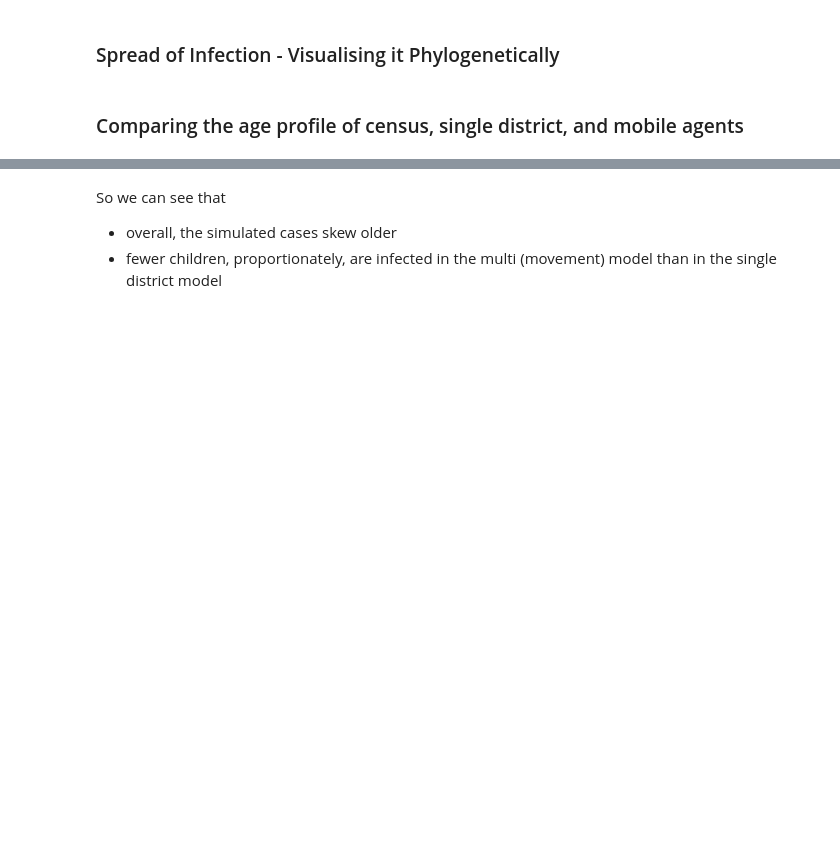
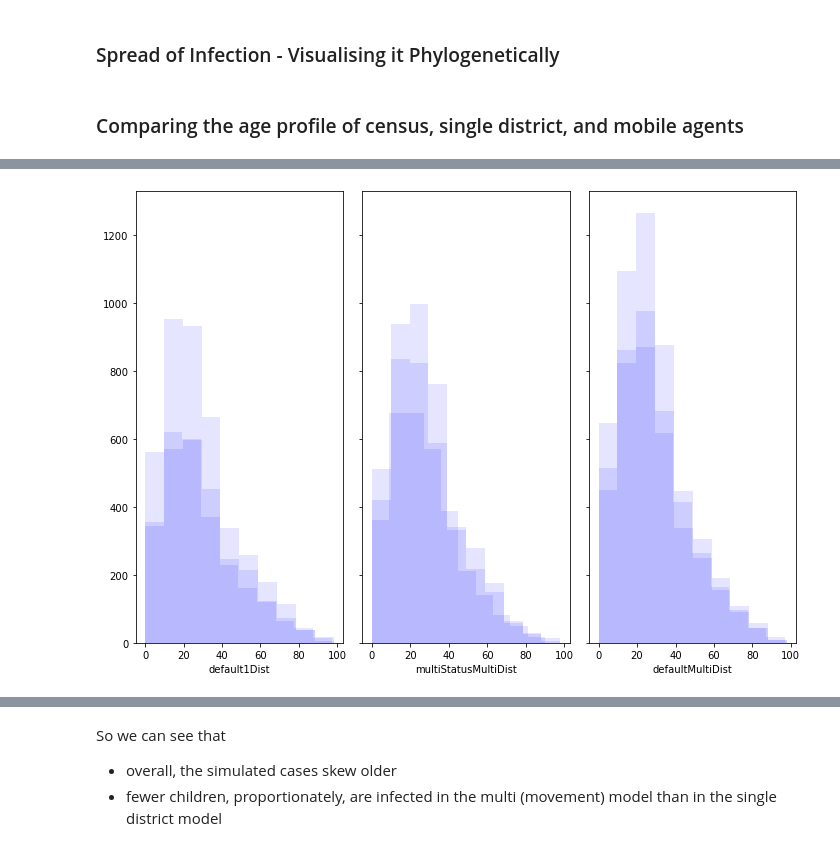
Before and after one commit to dime-worldbank/Disease-Modelling-SSA, a Jupyter notebook: notebooks/JavaOutputProcessing.ipynb, the cells around one changed output, grey strips where cells are left out. Drawn from its saved outputs; the diff is of its cells as text; code cells hidden in the pictures; blank space fills up the shorter version.

```diff
--- a/notebooks/JavaOutputProcessing.ipynb
+++ b/notebooks/JavaOutputProcessing.ipynb
@@ -600,0 +560,32 @@ plt.show()
+# %%
+import os
+
+def reinflateCaseData(filename, census_data):
+    raw_data = pd.read_csv(filename, sep='\t') # read in file
+    raw_data = raw_data[raw_data["ContagiousAt"] != "-"] # omit any exposures that do not translate to cases
+    fullData = pd.merge(raw_data, census_data.set_index('person_id'), left_on="Host", right_index=True)
+    return fullData
+
+workingDir = "/Users/swise/workspace/worldbank/Disease-Modelling-SSA/"
+census_filename = workingDir + "data/preprocessed/census/census_sample_5perc_040521.csv"
+census_data = pd.read_csv(census_filename, sep=',')
+# %%
+# set my path when running the file from here
+
+from os.path import isfile, join
+path = workingDir + "java/WorldBankCovid19/"
+files = os.listdir(path)
+
+pots = {}
+
+for f in files: # iterate through files
+    if f.startswith("infections"): # only select infection files
+        filename = f.split("/")[-1]
+        filenameBits = filename.split("_")
+        scenario = filenameBits[2]
+        if scenario in pots:
+            print(filename + "'s scenario is already added!")
+            pots[scenario].append(reinflateCaseData(path + f, census_data))
+        else:
+            print("adding " + scenario)
+            pots[scenario] = [reinflateCaseData(path + f, census_data)]
@@ -600,0 +602,11 @@ plt.show()
+# %%
+len(pots)
+fig, axs = plt.subplots(1, len(pots), tight_layout=True, figsize=(10,7), sharey=True)
+index = 0
+for scenario, outputs in pots.items():
+    for o in outputs:
+        axs[index].hist(o["age"], bins=10, color='b', alpha=.1)
+    axs[index].set_xlabel(scenario)
+    index += 1
+# %% [output]
+[figure, added]
```
Also changed, not shown: parts of 7 cells of this notebook, 25 other files.
